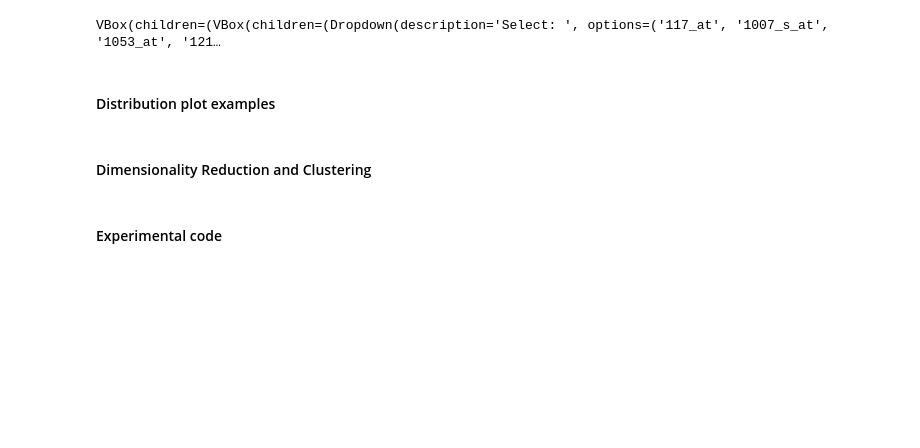
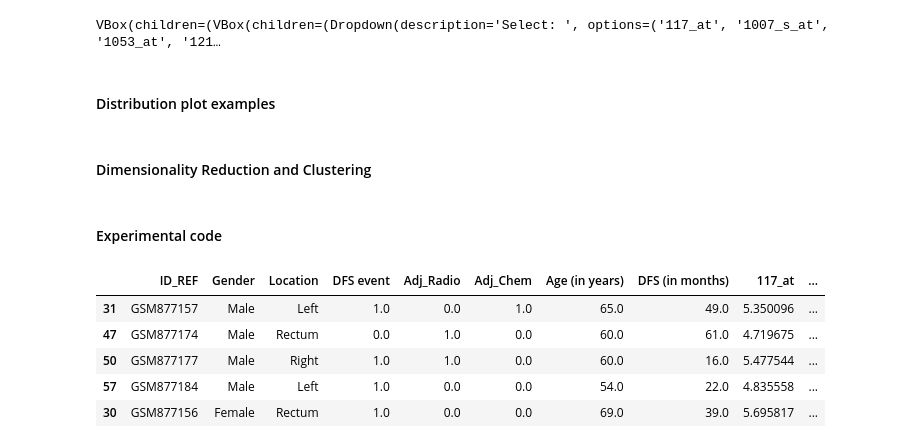
Before and after one commit to MariosEft97/cookiecutter-analytical-project, a Jupyter notebook: biolizard-internship-marios/notebooks/python/colorectal_cancer.ipynb, the cells around one changed output. Cells and saved outputs as stored; diff of their text form; code cells hidden in the pictures; blank space fills up the shorter version.

```diff
--- a/biolizard-internship-marios/notebooks/python/colorectal_cancer.ipynb
+++ b/biolizard-internship-marios/notebooks/python/colorectal_cancer.ipynb
@@ -204,0 +225,13 @@ pca_df = eda.dimensionality_reduction(train_df, test_df, identifier=df_id, categ
+# %%
+# subplots
+
+train_df.head()
+# import plotly
+# help(plotly.graph_objs.Bar)
+# %% [output]
+|  | ID_REF | Gender | Location | DFS event | Adj_Radio | Adj_Chem | Age (in years) | DFS (in months) | 117_at | ... |
+| 31 | GSM877157 | Male | Left | 1.0 | 0.0 | 1.0 | 65.0 | 49.0 | 5.350096 | ... |
+| 47 | GSM877174 | Male | Rectum | 0.0 | 1.0 | 0.0 | 60.0 | 61.0 | 4.719675 | ... |
+| 50 | GSM877177 | Male | Right | 1.0 | 1.0 | 0.0 | 60.0 | 16.0 | 5.477544 | ... |
+| 57 | GSM877184 | Male | Left | 1.0 | 0.0 | 0.0 | 54.0 | 22.0 | 4.835558 | ... |
+| 30 | GSM877156 | Female | Rectum | 1.0 | 0.0 | 0.0 | 69.0 | 39.0 | 5.695817 | ... |
```
Also changed, not shown: parts of 6 cells of this notebook, 2 other files.
